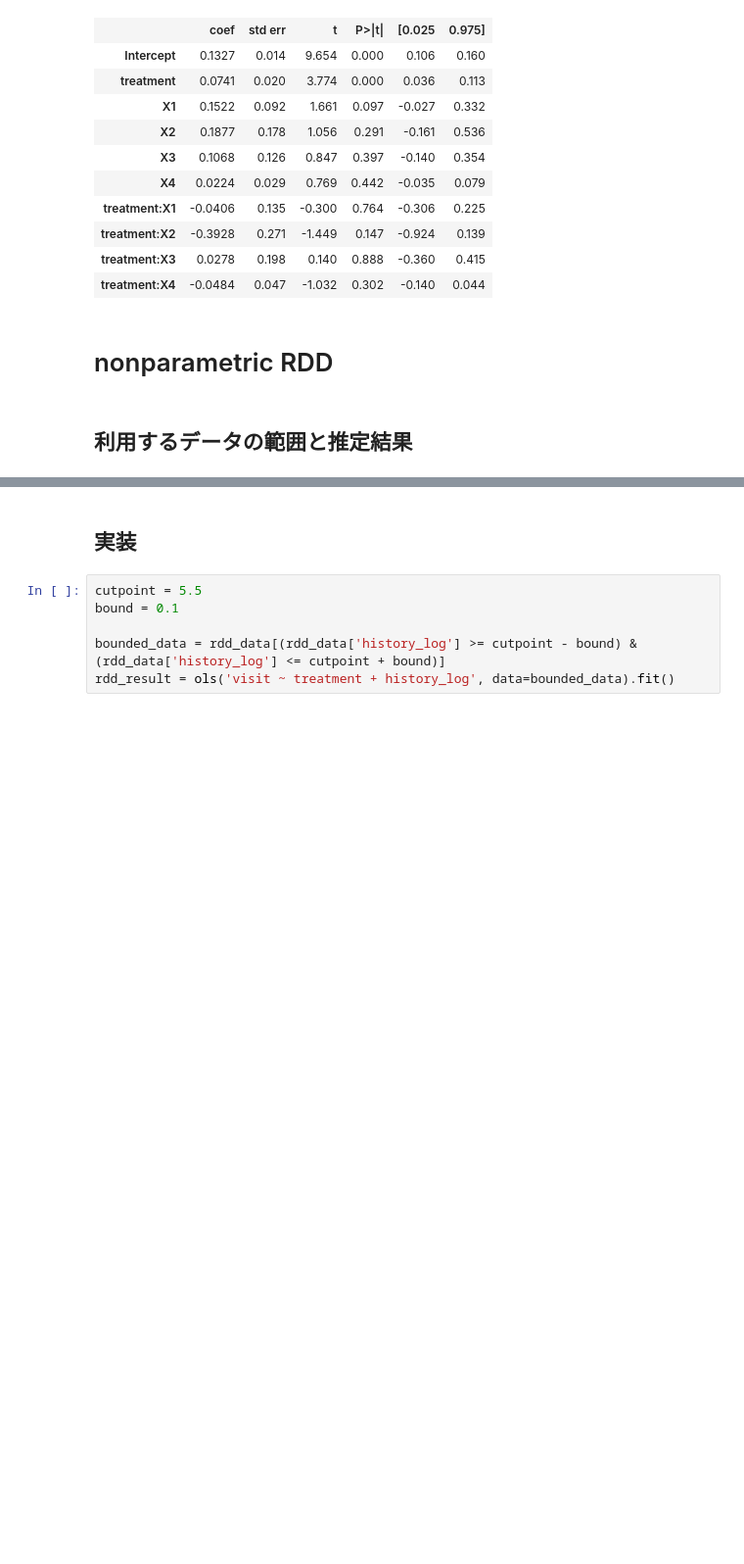
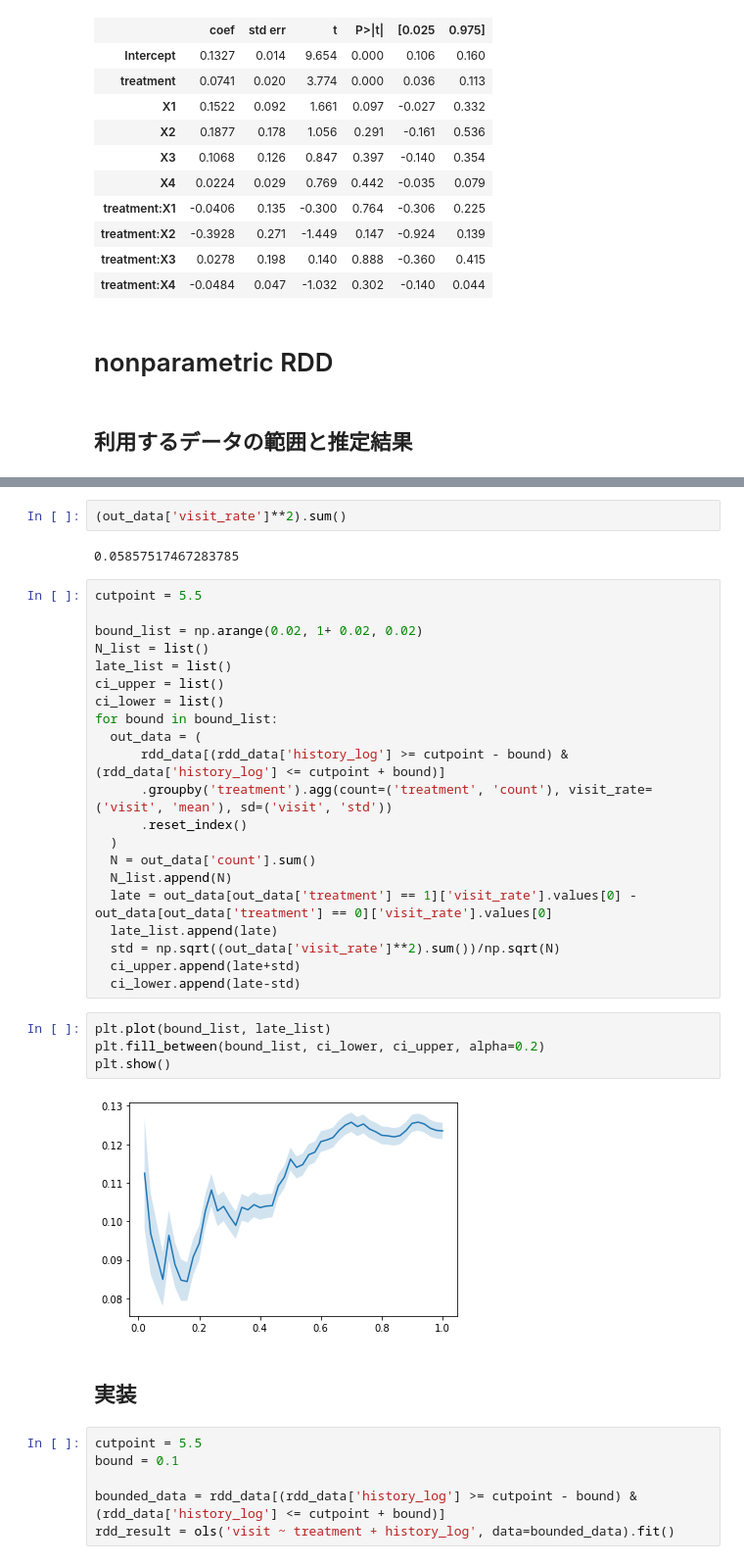
Before and after one commit to calderarie/cibook-python, a Jupyter notebook: 5章.ipynb, the cells around one changed output, grey strips where cells are left out. Shown at 98% size. Saved outputs shown, nothing was run; the diff lists cells and outputs as text; blank space fills up the shorter version.

```diff
--- a/5章.ipynb
+++ b/5章.ipynb
@@ -123,3 +101,34 @@ a
+# %%
+(out_data['visit_rate']**2).sum()
+# %% [output]
+0.05857517467283785
+# %%
+cutpoint = 5.5
+
+bound_list = np.arange(0.02, 1+ 0.02, 0.02)
+N_list = list()
+late_list = list()
+ci_upper = list()
+ci_lower = list()
+for bound in bound_list:
+  out_data = (
+      rdd_data[(rdd_data['history_log'] >= cutpoint - bound) & (rdd_data['history_log'] <= cutpoint + bound)]
+      .groupby('treatment').agg(count=('treatment', 'count'), visit_rate=('visit', 'mean'), sd=('visit', 'std'))
+      .reset_index()
+  )
+  N = out_data['count'].sum()
+  N_list.append(N)
+  late = out_data[out_data['treatment'] == 1]['visit_rate'].values[0] - out_data[out_data['treatment'] == 0]['visit_rate'].values[0]
+  late_list.append(late)
+  std = np.sqrt((out_data['visit_rate']**2).sum())/np.sqrt(N)
+  ci_upper.append(late+std)
+  ci_lower.append(late-std)
+# %%
+plt.plot(bound_list, late_list)
+plt.fill_between(bound_list, ci_lower, ci_upper, alpha=0.2)
+plt.show()
+# %% [output]
+[figure, added]
 # %% [markdown]
 ## 実装
 # %%
```
Also changed, not shown: parts of 2 cells of this notebook.
